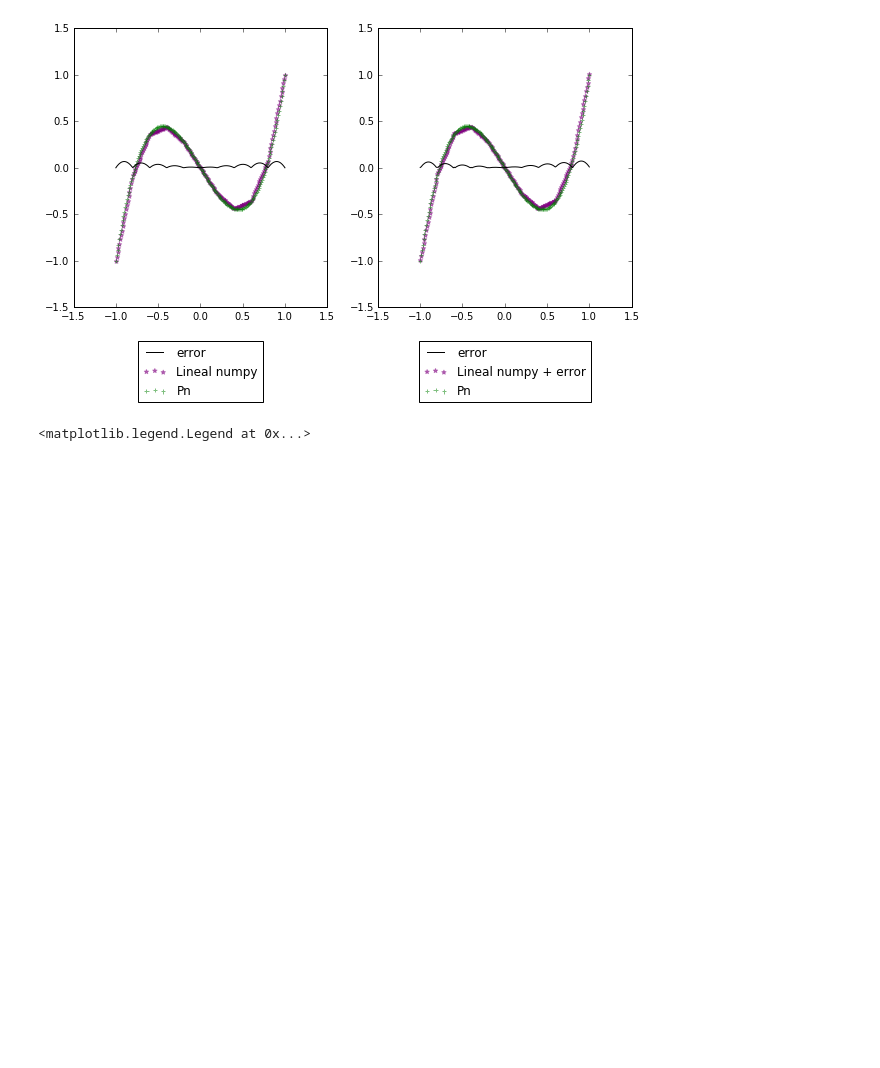
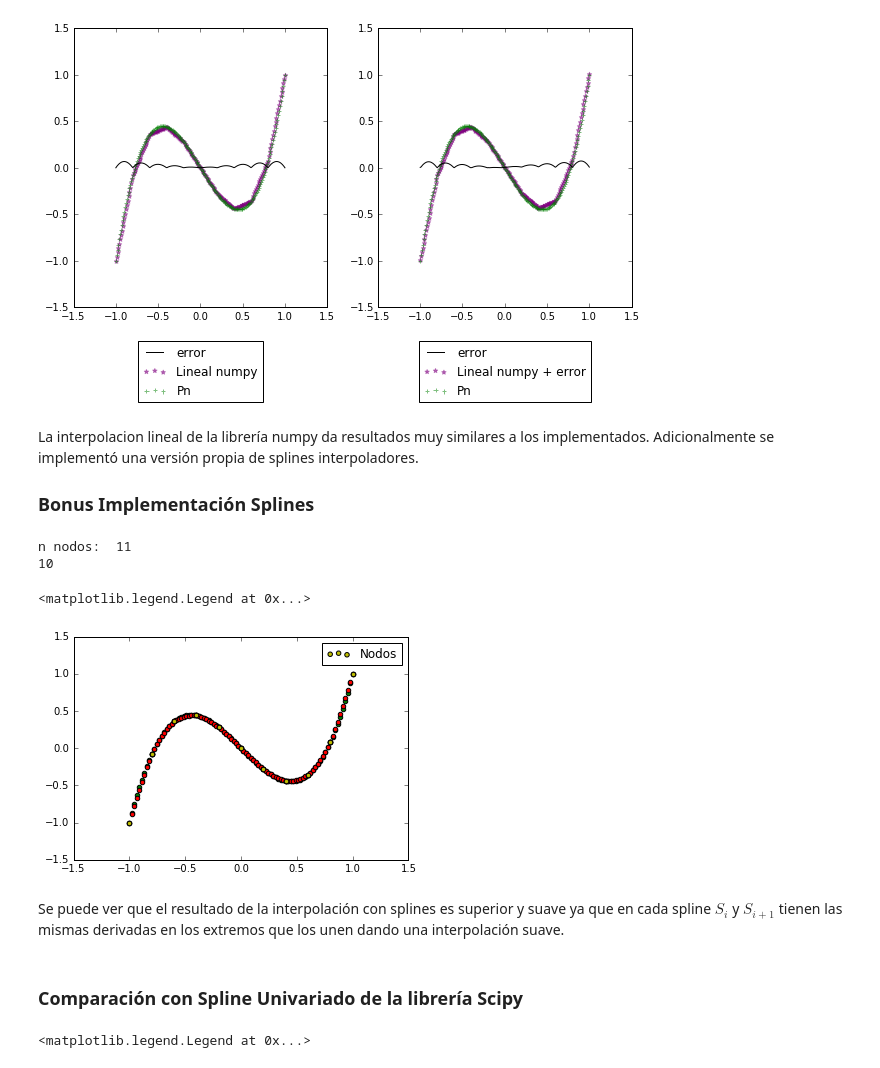
Before and after one commit to wandarinca/Modelado_Matematico_2, a Jupyter notebook: Trabajo 1.ipynb, the cells around one changed output. Saved outputs shown, nothing was run; the diff lists cells and outputs as text; code cells hidden in the pictures; blank space fills up the shorter version.

```diff
--- a/Trabajo 1.ipynb
+++ b/Trabajo 1.ipynb
@@ -321,3 +329,7 @@ plt.legend(loc='upper center', bbox_to_anchor=(0.5, -0.1))
 # %% [output]
 <matplotlib.legend.Legend at 0x...>
 [figure]
+# %% [markdown]
+La interpolacion lineal de la librería numpy da resultados muy similares a los implementados. Adicionalmente se implementó una versión propia de splines interpoladores.
+
+### Bonus Implementación Splines
@@ -324,3 +388,35 @@ plt.legend(loc='upper center', bbox_to_anchor=(0.5, -0.1))
+# %%
+grado = 3
+P = simplify(Pn(grado))
+f = lambdify(x, P)
+s = splines(xl,f)
+
+#print s
+print len(s)
+
+from sympy.abc import x
+
+for i in range(len(s)):
+    #print i
+    puntos = np.linspace(xl[i], xl[i+1],10)
+    expr = s[i]
+    f_s = lambdify(x, expr)
+    y_s = f_s(puntos)
+
+    plt.scatter(puntos,f(puntos),c ="green")
+    plt.scatter(puntos,y_s,c ="red")
+
+plt.scatter(xl, f(xl),c="y",label="Nodos")
+plt.legend()
+# %% [output]
+n nodos:  11
+10
+<matplotlib.legend.Legend at 0x...>
+[figure, added]
+# %% [markdown]
+Se puede ver que el resultado de la interpolación con splines es superior y suave ya que en cada spline $S_i$ y $S_{i+1}$ tienen las mismas derivadas en los extremos que los unen dando una interpolación suave.
+# %% [markdown]
+### Comparación con Spline Univariado de la librería Scipy
 # %%
 from scipy.interpolate import UnivariateSpline
 # %%
```
Also changed, not shown: parts of 12 cells of this notebook.
